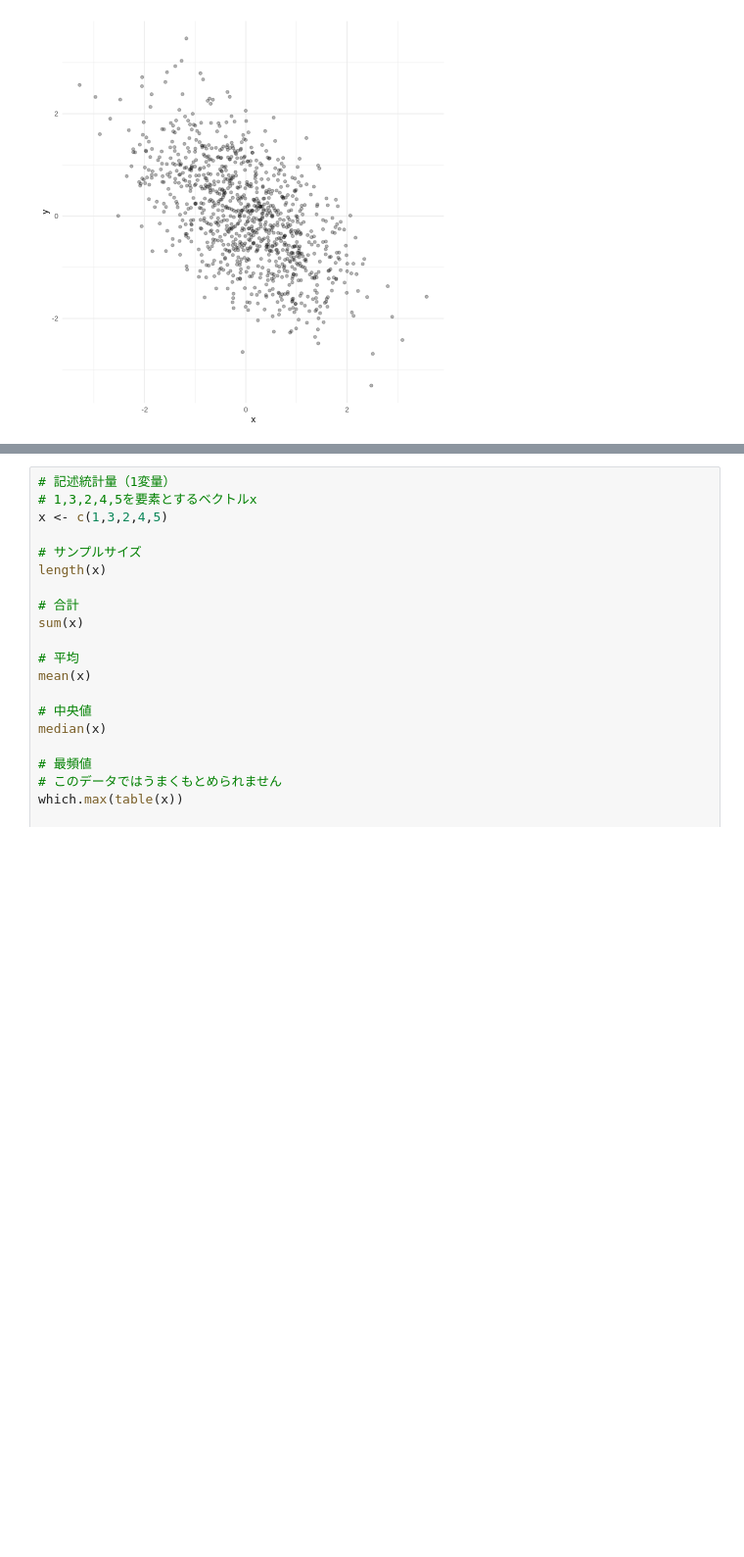
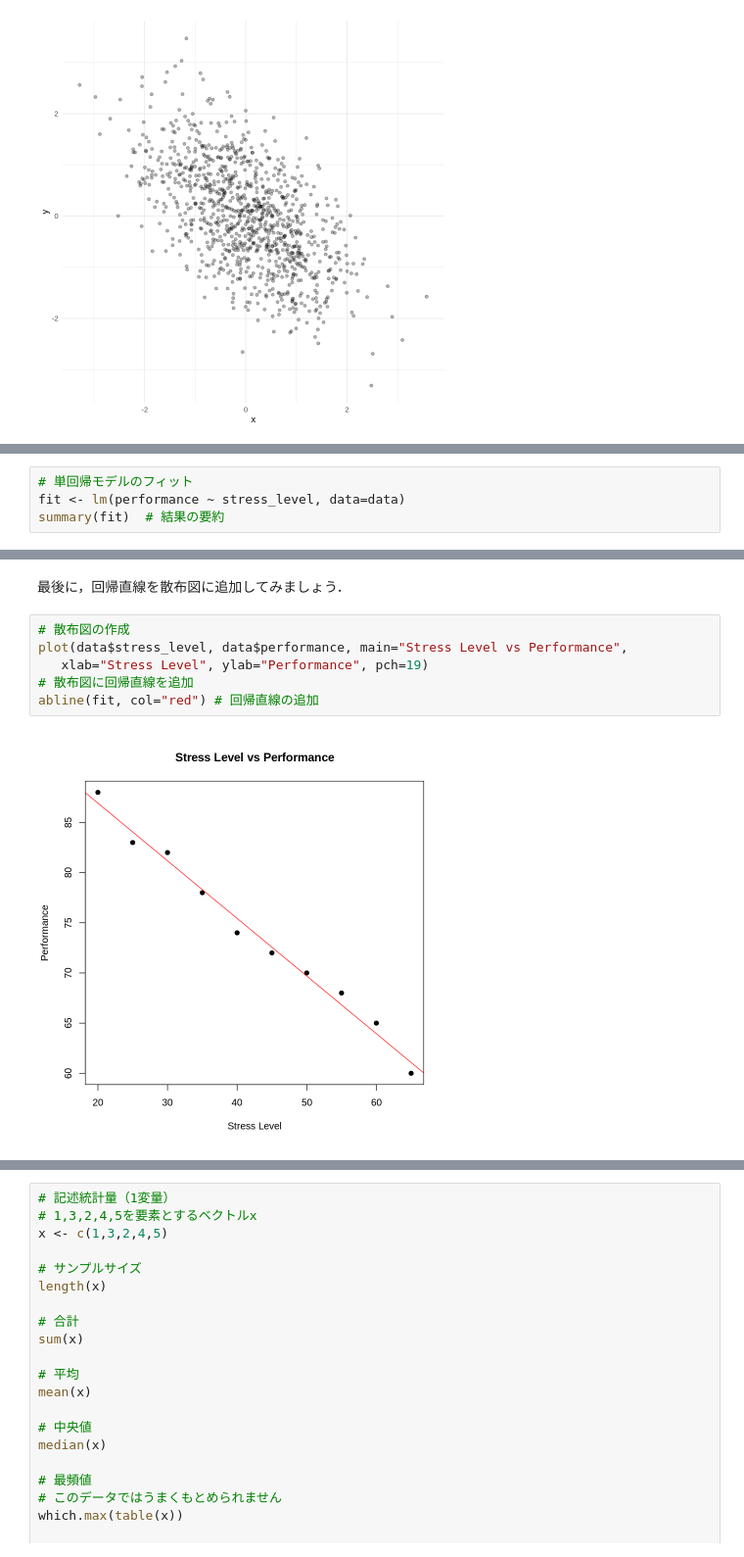
Before and after one commit to komorimasashi/jinka-stat-a1, a Jupyter notebook: R05_Descriptives.ipynb, the cells around one changed output, grey strips where cells are left out. Shown: that part at 98% size. Drawn from its saved outputs; the diff is of its cells as text; blank space fills up the shorter version.

```diff
--- a/R05_Descriptives.ipynb
+++ b/R05_Descriptives.ipynb
@@ -379,0 +435,4 @@ cor(values[,1],values[,2])
+# %%
+# 単回帰モデルのフィット
+fit <- lm(performance ~ stress_level, data=data)
+summary(fit)  # 結果の要約
@@ -379,0 +475,10 @@ cor(values[,1],values[,2])
+# %% [markdown]
+最後に，回帰直線を散布図に追加してみましょう．
+# %%
+# 散布図の作成
+plot(data$stress_level, data$performance, main="Stress Level vs Performance",
+   xlab="Stress Level", ylab="Performance", pch=19)
+# 散布図に回帰直線を追加
+abline(fit, col="red") # 回帰直線の追加
+# %% [output]
+[figure, added]
```
Also changed, not shown: parts of 11 cells of this notebook.
